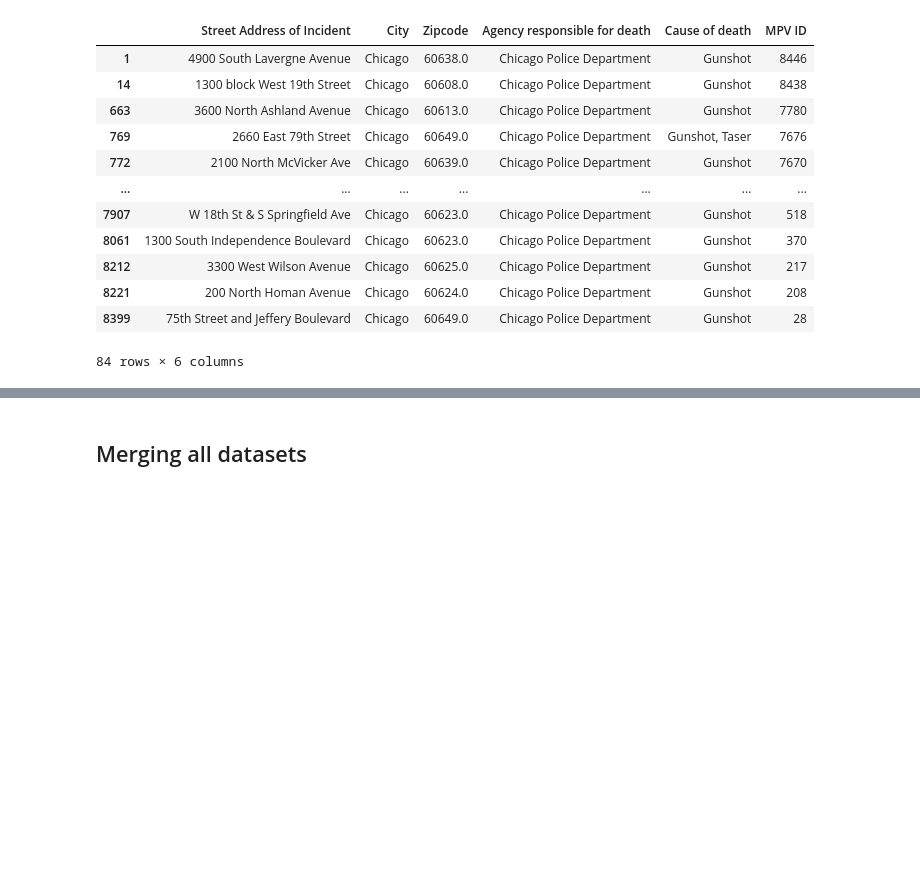
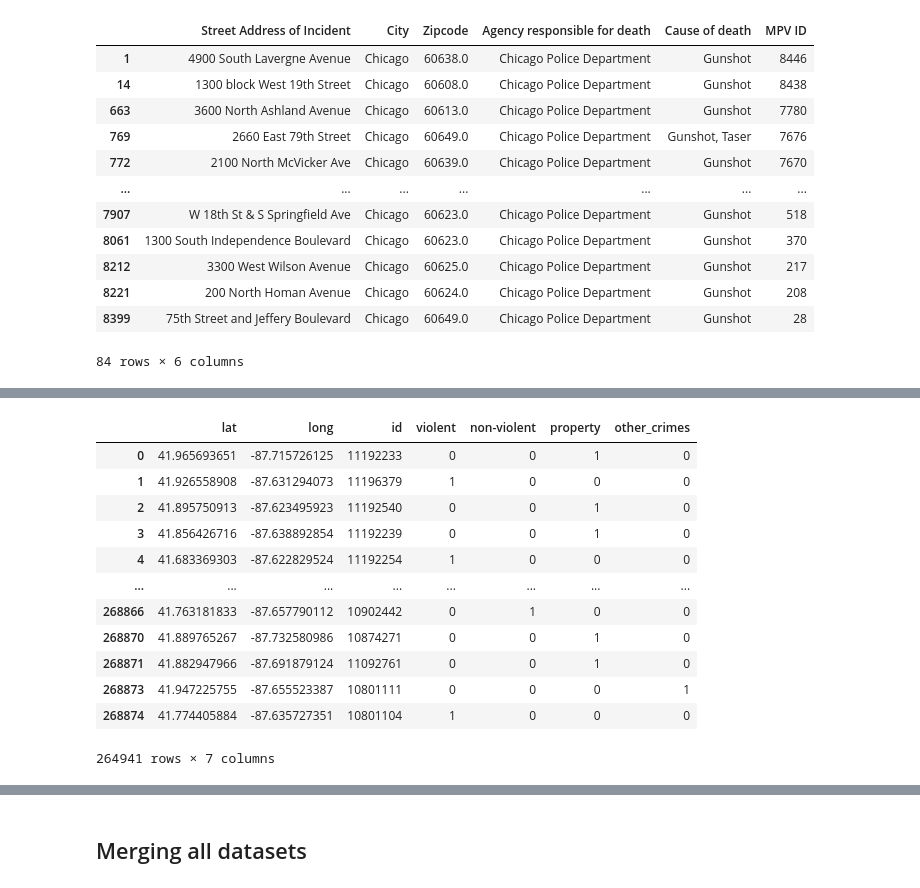
Before and after one commit to mihirbhaskar/chicago-complaints, a Jupyter notebook: code/4_CleanChicagoOpenData.ipynb, the cells around one changed output, grey strips where cells are left out. Saved outputs shown, nothing was run; the diff lists cells and outputs as text; code cells hidden in the pictures; blank space fills up the shorter version.

```diff
--- a/code/4_CleanChicagoOpenData.ipynb
+++ b/code/4_CleanChicagoOpenData.ipynb
@@ -1118,0 +1151,21 @@ crimes_total
+# %%
+crimes_2017 = crimes_2017.rename(columns = {"latitude":"lat","longitude":"long"})
+
+crimes_2017 = crimes_2017[['lat','long','id','violent','non-violent','property','other_crimes']]
+
+crimes_2017 = crimes_2017.dropna()
+crimes_2017
+# %% [output]
+|  | lat | long | id | violent | non-violent | property | other_crimes |
+| 0 | 41.965693651 | -87.715726125 | 11192233 | 0 | 0 | 1 | 0 |
+| 1 | 41.926558908 | -87.631294073 | 11196379 | 1 | 0 | 0 | 0 |
+| 2 | 41.895750913 | -87.623495923 | 11192540 | 0 | 0 | 1 | 0 |
+| 3 | 41.856426716 | -87.638892854 | 11192239 | 0 | 0 | 1 | 0 |
+| 4 | 41.683369303 | -87.622829524 | 11192254 | 1 | 0 | 0 | 0 |
+| ... | ... | ... | ... | ... | ... | ... | ... |
+| 268866 | 41.763181833 | -87.657790112 | 10902442 | 0 | 1 | 0 | 0 |
+| 268870 | 41.889765267 | -87.732580986 | 10874271 | 0 | 0 | 1 | 0 |
+| 268871 | 41.882947966 | -87.691879124 | 11092761 | 0 | 0 | 1 | 0 |
+| 268873 | 41.947225755 | -87.655523387 | 10801111 | 0 | 0 | 0 | 1 |
+| 268874 | 41.774405884 | -87.635727351 | 10801104 | 1 | 0 | 0 | 0 |
+264941 rows × 7 columns
```
Also changed, not shown: parts of 65 cells of this notebook.
